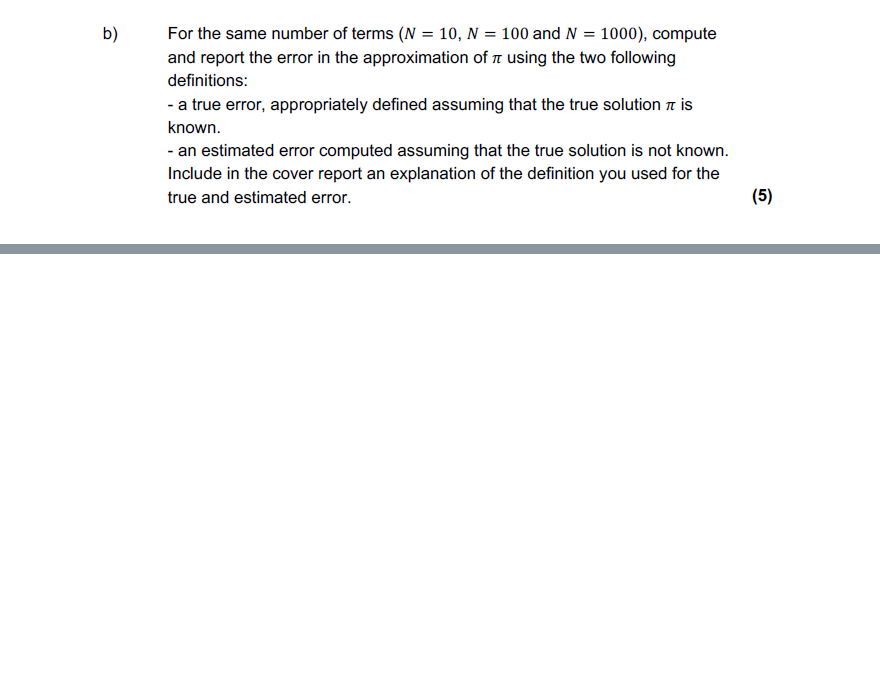
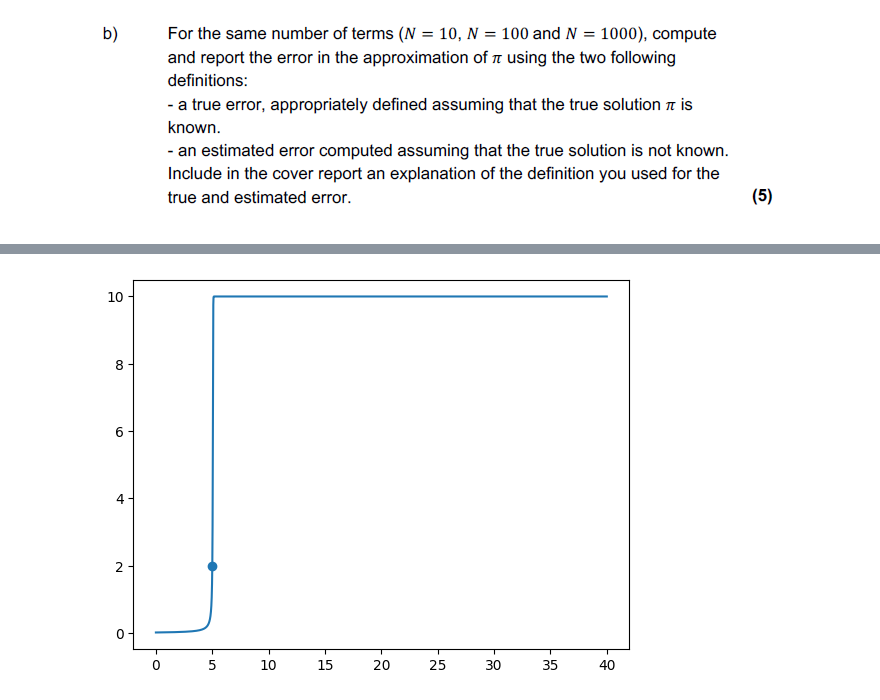
Before and after one commit to Pepperpepsi/cmmexamcode, a Jupyter notebook: 2022 pastpaper.ipynb, the cells around one changed output, grey strips where cells are left out. Saved outputs shown, nothing was run; the diff lists cells and outputs as text; code cells hidden in the pictures; blank space fills up the shorter version.

```diff
--- a/2022 pastpaper.ipynb
+++ b/2022 pastpaper.ipynb
@@ -72,0 +71,19 @@ The true error is 0.00095459738379855
+# %%
+import numpy as np
+
+dy_dt = lambda y: 10*y**2 - y**3
+
+y = 0.02
+dt = 0.001
+t = [4, 5, 10]
+t_iter = iter(t)
+
+
+for i in range(len(t)):
+    a = next(t_iter)
+    T = np.arange(0,a,dt)
+    # print(len(T))
+    for i in T:
+        ynext = y + dt*dy_dt(y)
+        y = ynext
+    print(y)
@@ -72,0 +96,30 @@ The true error is 0.00095459738379855
+# %%
+import numpy as np
+import matplotlib.pyplot as plt
+
+dy_dt = lambda y: 10*y**2 - y**3
+
+y = 0.02
+# y = 0.01
+# y = 0.005
+dt = 0.001
+t = [40]
+t_iter = iter(t)
+List = []
+
+for i in range(len(t)):
+    a = next(t_iter)
+    T = np.arange(0,a,dt)
+    # print(len(T))
+    for i in T:
+        List.append(y)
+        ynext = y + dt*dy_dt(y)
+        y = ynext
+
+array = np.array(List)
+ign_dly = (np.argwhere(array>2)[0])
+plt.scatter(T[ign_dly],array[ign_dly])
+plt.plot(T,List)
+plt.show()
+# %% [output]
+[figure, added]
```
Also changed, not shown: parts of 19 cells of this notebook.
